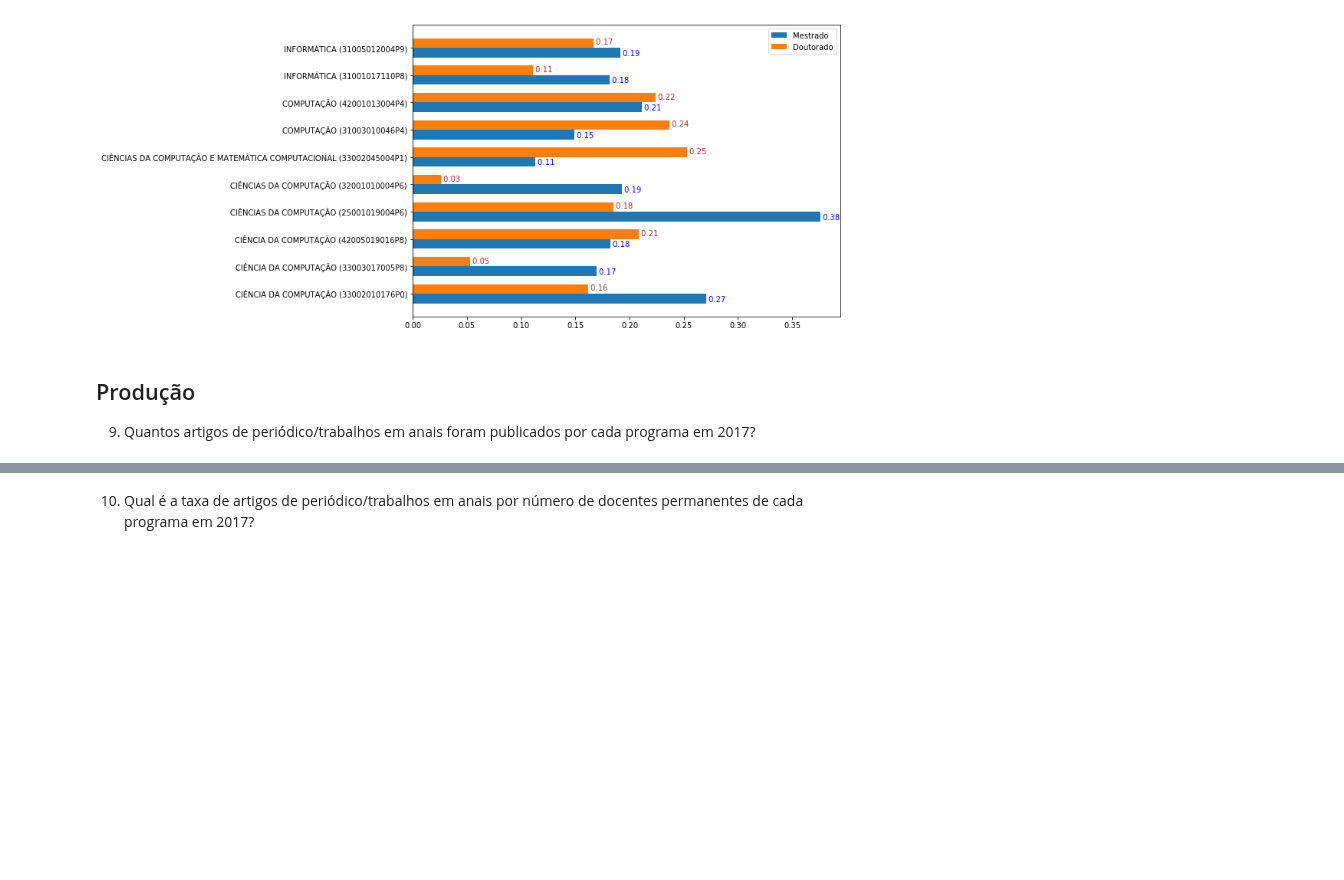
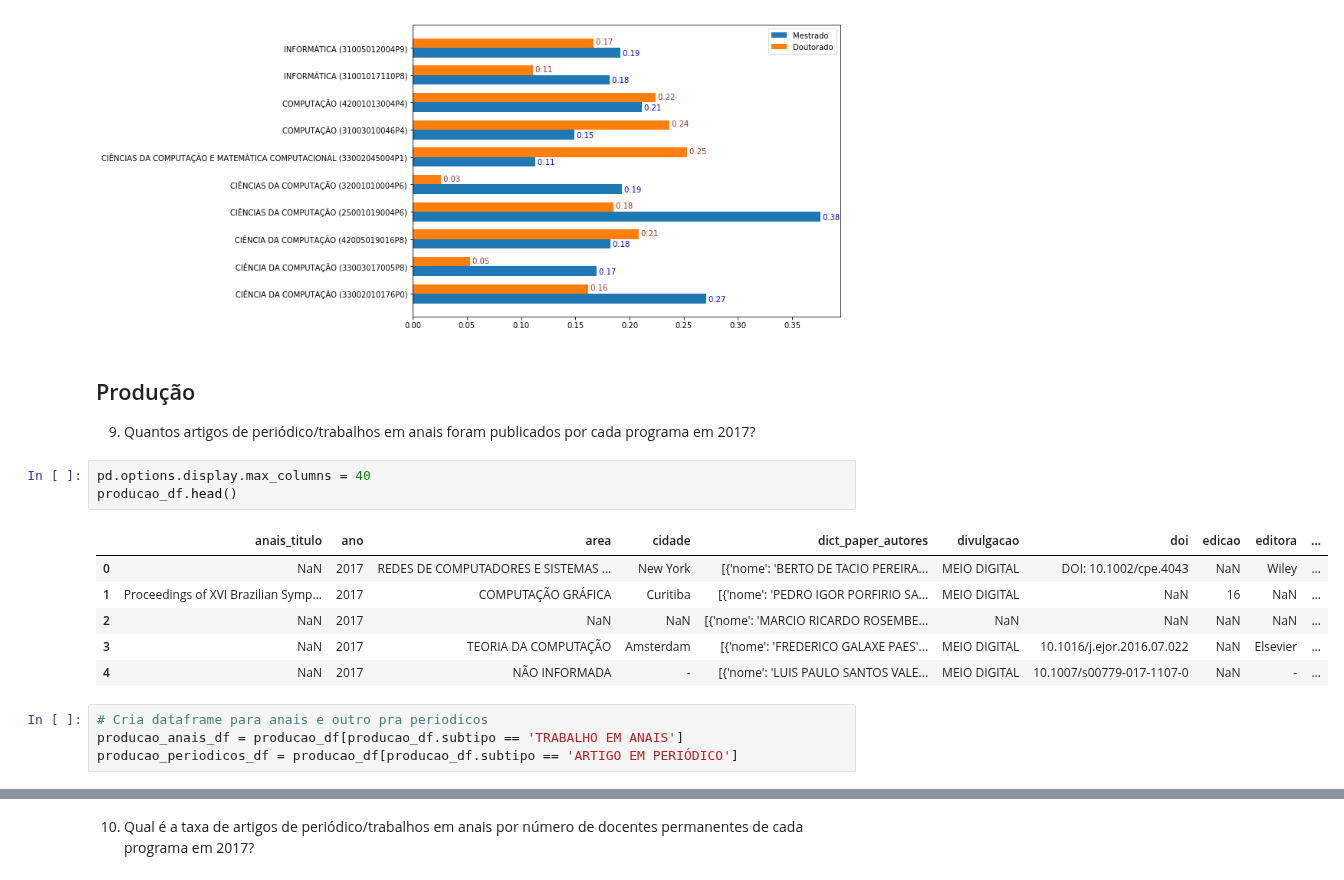
Before and after one commit to Pedalves/DataScience, a Jupyter notebook: CAPES/T1.1 Enunciado - Analise descritiva de dados de PG_Rafael.ipynb, the cells around one changed output, grey strips where cells are left out. Saved outputs shown, nothing was run; the diff lists cells and outputs as text; blank space fills up the shorter version.

```diff
--- a/CAPES/T1.1 Enunciado - Analise descritiva de dados de PG_Rafael.ipynb
+++ b/CAPES/T1.1 Enunciado - Analise descritiva de dados de PG_Rafael.ipynb
@@ -758,3 +761,17 @@ plt.show()
 # %% [markdown]
 ## Produção
 9) Quantos artigos de periódico/trabalhos em anais foram publicados por cada programa em 2017?
+# %%
+pd.options.display.max_columns = 40
+producao_df.head()
+# %% [output]
+|  | anais_titulo | ano | area | cidade | dict_paper_autores | divulgacao | doi | edicao | editora | ... |
+| 0 | NaN | 2017 | REDES DE COMPUTADORES E SISTEMAS ... | New York | [{'nome': 'BERTO DE TACIO PEREIRA... | MEIO DIGITAL | DOI: 10.1002/cpe.4043 | NaN | Wiley | ... |
+| 1 | Proceedings of XVI Brazilian Symp... | 2017 | COMPUTAÇÃO GRÁFICA | Curitiba | [{'nome': 'PEDRO IGOR PORFIRIO SA... | MEIO DIGITAL | NaN | 16 | NaN | ... |
+| 2 | NaN | 2017 | NaN | NaN | [{'nome': 'MARCIO RICARDO ROSEMBE... | NaN | NaN | NaN | NaN | ... |
+| 3 | NaN | 2017 | TEORIA DA COMPUTAÇÃO | Amsterdam | [{'nome': 'FREDERICO GALAXE PAES'... | MEIO DIGITAL | 10.1016/j.ejor.2016.07.022 | NaN | Elsevier | ... |
+| 4 | NaN | 2017 | NÃO INFORMADA | - | [{'nome': 'LUIS PAULO SANTOS VALE... | MEIO DIGITAL | 10.1007/s00779-017-1107-0 | NaN | - | ... |
+# %%
+# Cria dataframe para anais e outro pra periodicos
+producao_anais_df = producao_df[producao_df.subtipo == 'TRABALHO EM ANAIS']
+producao_periodicos_df = producao_df[producao_df.subtipo == 'ARTIGO EM PERIÓDICO']
```
Also changed, not shown: parts of 17 cells of this notebook.
